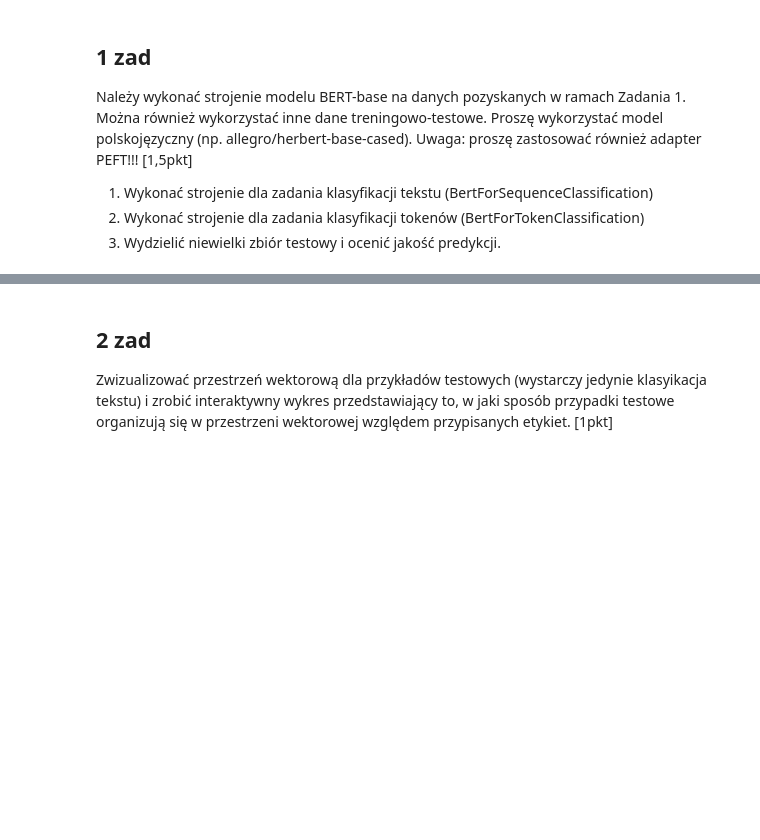
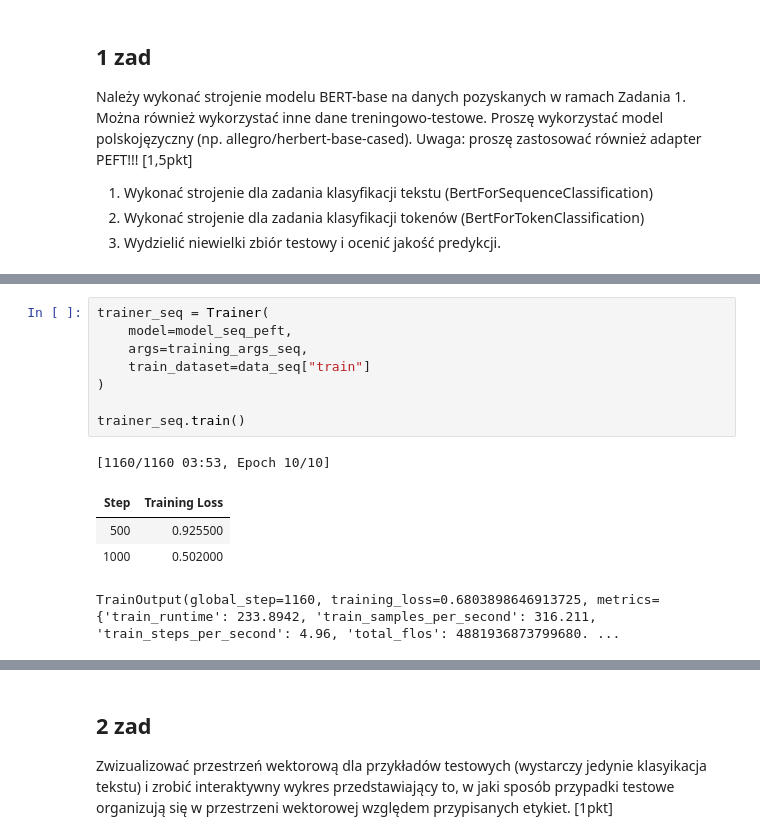
Before and after one commit to Filipstrozik/NLP, a Jupyter notebook: L2/L2.ipynb, the cells around one changed output, grey strips where cells are left out. Cells and saved outputs as stored; diff of their text form; blank space fills up the shorter version.

```diff
--- a/L2/L2.ipynb
+++ b/L2/L2.ipynb
@@ -13,0 +108,14 @@ Uwaga: proszę zastosować również adapter PEFT!!! [1,5pkt]
+# %%
+trainer_seq = Trainer(
+    model=model_seq_peft,
+    args=training_args_seq,
+    train_dataset=data_seq["train"]
+)
+
+trainer_seq.train()
+# %% [output]
+[1160/1160 03:53, Epoch 10/10]
+| Step | Training Loss |
+| 500 | 0.925500 |
+| 1000 | 0.502000 |
+TrainOutput(global_step=1160, training_loss=0.6803898646913725, metrics={'train_runtime': 233.8942, 'train_samples_per_second': 316.211, 'train_steps_per_second': 4.96, 'total_flos': 4881936873799680. ...
```
Also changed, not shown: parts of 31 cells of this notebook, 5 other files.
